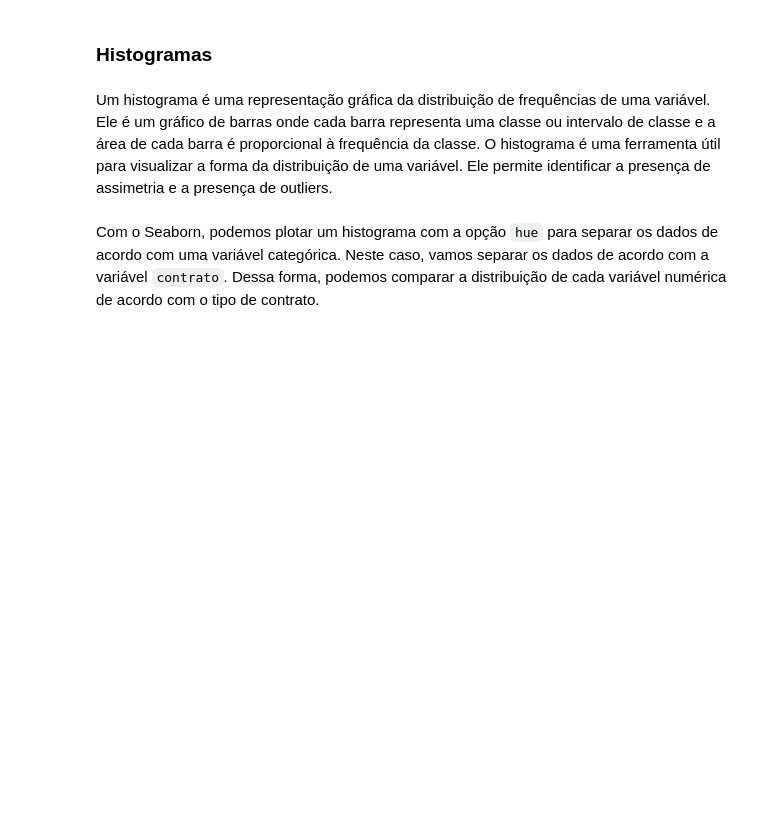
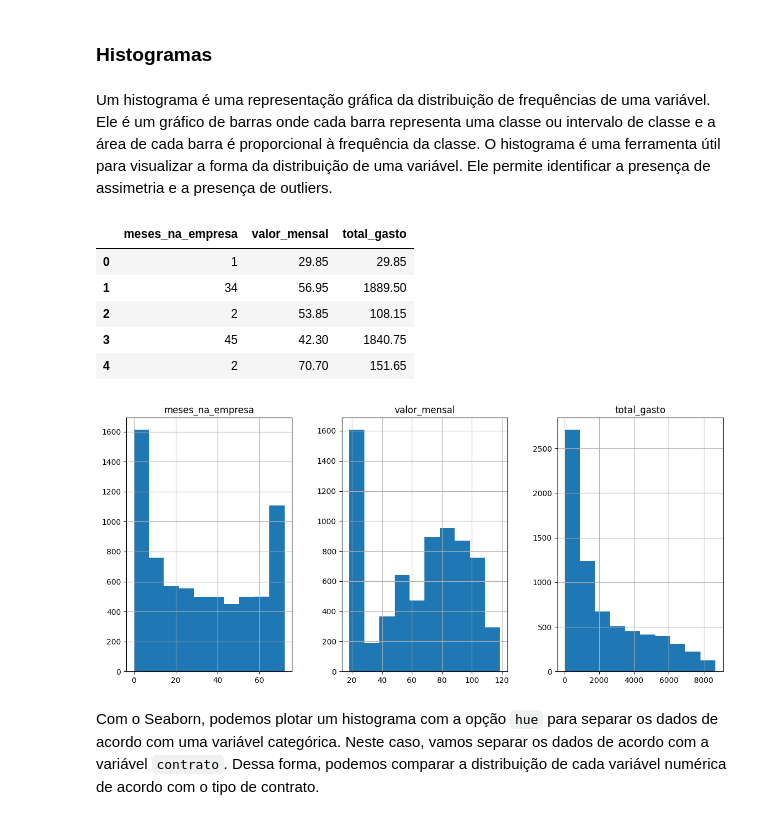
Before and after one commit to thiago207/python-for-data-analysis, a Jupyter notebook: matplotlib-seaborn/com_pandas/pandas_seaborn_histograma.ipynb, the cells around one changed output. Saved outputs shown, nothing was run; the diff lists cells and outputs as text; code cells hidden in the pictures; blank space fills up the shorter version.

```diff
--- a/matplotlib-seaborn/com_pandas/pandas_seaborn_histograma.ipynb
+++ b/matplotlib-seaborn/com_pandas/pandas_seaborn_histograma.ipynb
@@ -57,5 +57,19 @@ df_churn.head()
 ### Histogramas
 # %% [markdown]
 Um histograma é uma representação gráfica da distribuição de frequências de uma variável. Ele é um gráfico de barras onde cada barra representa uma classe ou intervalo de classe e a área de cada barra é proporcional à frequência da classe. O histograma é uma ferramenta útil para visualizar a forma da distribuição de uma variável. Ele permite identificar a presença de assimetria e a presença de outliers.
+# %%
+df_churn[colunas_numericas].hist(layout=(1, 3), figsize=(14, 6));
+
+
+
+display(df_churn[colunas_numericas].head())
+# %% [output]
+|  | meses_na_empresa | valor_mensal | total_gasto |
+| 0 | 1 | 29.85 | 29.85 |
+| 1 | 34 | 56.95 | 1889.50 |
+| 2 | 2 | 53.85 | 108.15 |
+| 3 | 45 | 42.30 | 1840.75 |
+| 4 | 2 | 70.70 | 151.65 |
+[figure, added]
 # %% [markdown]
 Com o Seaborn, podemos plotar um histograma com a opção `hue` para separar os dados de acordo com uma variável categórica. Neste caso, vamos separar os dados de acordo com a variável `contrato`. Dessa forma, podemos comparar a distribuição de cada variável numérica de acordo com o tipo de contrato.
```
Also changed, not shown: parts of 2 cells of this notebook.
